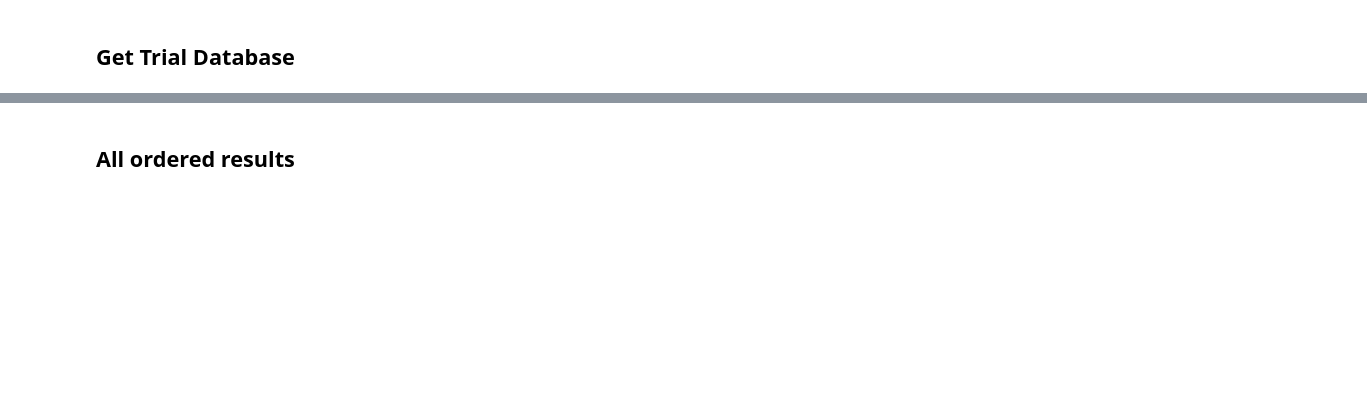
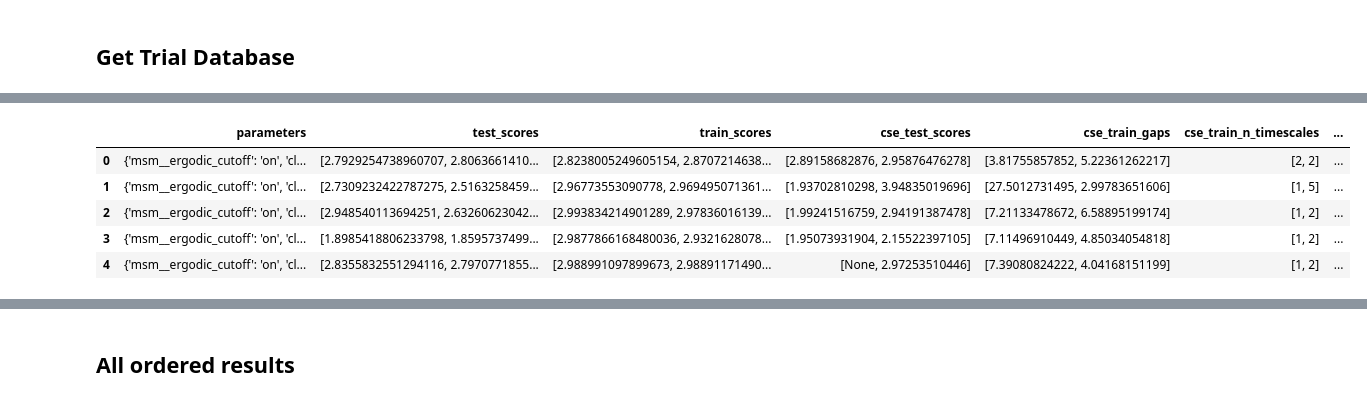
Before and after one commit to RobertArbon/optimize-fs-peptide, a Jupyter notebook: Analysis/DHFR/Trial Results.ipynb, the cells around one changed output, grey strips where cells are left out. Saved outputs shown, nothing was run; the diff lists cells and outputs as text; code cells hidden in the pictures; blank space fills up the shorter version.

Commit message:
Slight change to trial results

```diff
--- a/Analysis/DHFR/Trial Results.ipynb
+++ b/Analysis/DHFR/Trial Results.ipynb
@@ -10,5 +8,6 @@ from osprey.config import Config
 # %% [markdown]
 ## Get Trial Database
 # %%
-config = Config('/home/robert/Research/hyperparamopt/Trial Data/DHFR/Random-GMRQ-2/alpha_angle.yaml')
-df = config.trial_results()
+# config = Config('/home/robert/Research/hyperparamopt/Trial Data/DHFR/Random-GMRQ-2/alpha_angle.yaml')
+# df = config.trial_results()
+df = pd.read_pickle('/home/robert/Research/hyperparamopt/DHFR/Random-GMRQ-CSE/cse_trials.pickl')
@@ -29 +26,12 @@ df.head()
+# %%
+df = df.loc[:,['parameters', 'test_scores', 'train_scores', 'cse_test_scores',
+               'cse_train_gaps', 'cse_train_n_timescales' , 'cse_train_scores']]
+df.head()
+# %% [output]
+|  | parameters | test_scores | train_scores | cse_test_scores | cse_train_gaps | cse_train_n_timescales | ... |
+| 0 | {'msm__ergodic_cutoff': 'on', 'cl... | [2.7929254738960707, 2.8063661410... | [2.8238005249605154, 2.8707214638... | [2.89158682876, 2.95876476278] | [3.81755857852, 5.22361262217] | [2, 2] | ... |
+| 1 | {'msm__ergodic_cutoff': 'on', 'cl... | [2.7309232422787275, 2.5163258459... | [2.96773553090778, 2.969495071361... | [1.93702810298, 3.94835019696] | [27.5012731495, 2.99783651606] | [1, 5] | ... |
+| 2 | {'msm__ergodic_cutoff': 'on', 'cl... | [2.948540113694251, 2.63260623042... | [2.993834214901289, 2.97836016139... | [1.99241516759, 2.94191387478] | [7.21133478672, 6.58895199174] | [1, 2] | ... |
+| 3 | {'msm__ergodic_cutoff': 'on', 'cl... | [1.8985418806233798, 1.8595737499... | [2.9877866168480036, 2.9321628078... | [1.95073931904, 2.15522397105] | [7.11496910449, 4.85034054818] | [1, 2] | ... |
+| 4 | {'msm__ergodic_cutoff': 'on', 'cl... | [2.8355832551294116, 2.7970771855... | [2.988991097899673, 2.98891171490... | [None, 2.97253510446] | [7.39080824222, 4.04168151199] | [1, 2] | ... |
 # %% [markdown]
```
Also changed, not shown: parts of 14 cells of this notebook.
